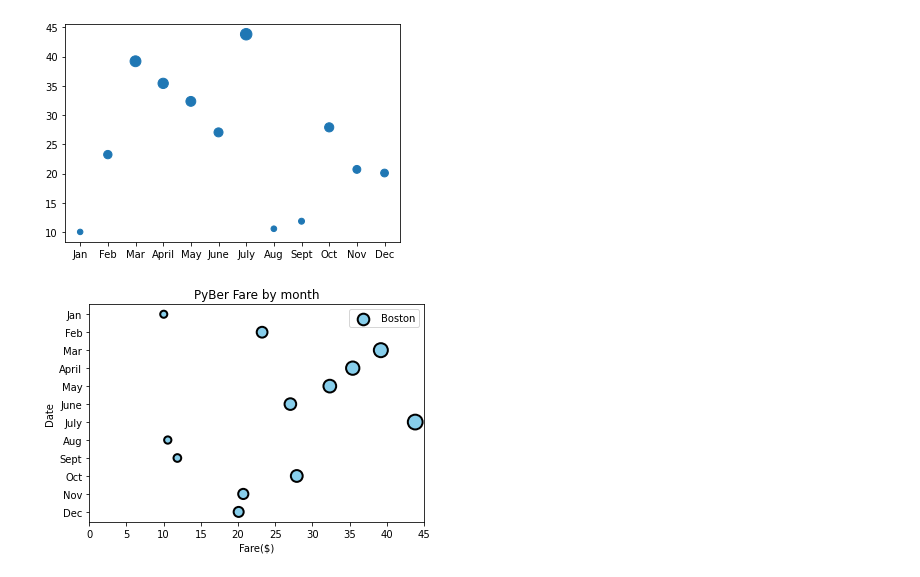
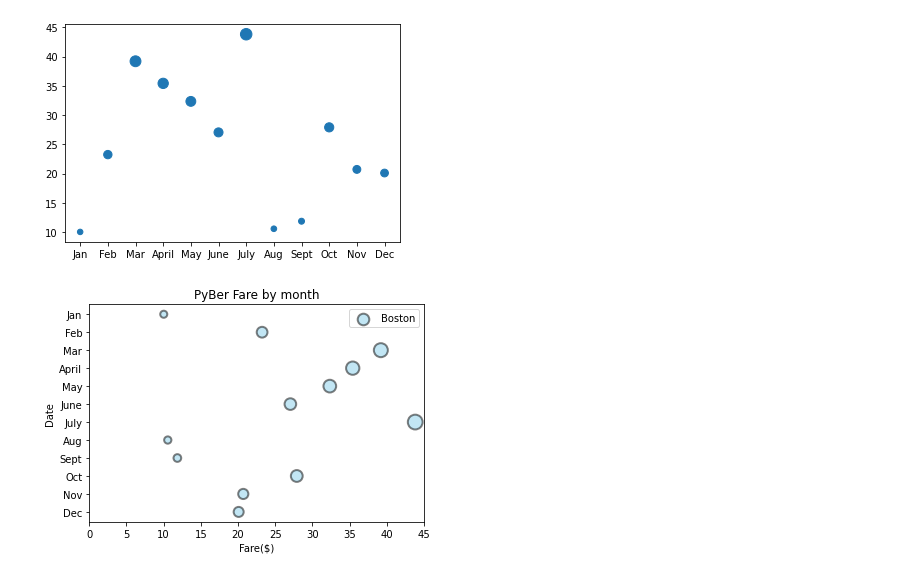
Before and after one commit to taaden/Pyber_Analysis, a Jupyter notebook: matplotlib_practice.ipynb, the cells around one changed output. Drawn from its saved outputs; the diff is of its cells as text; code cells hidden in the pictures.

```diff
--- a/matplotlib_practice.ipynb
+++ b/matplotlib_practice.ipynb
@@ -261,14 +282,14 @@ plt.scatter(x_axis, y_axis, s = [i * 3 for i in y_axis])
 <matplotlib.collections.PathCollection at 0x...>
 [figure]
 # %%
-#Module 5 Exercise
-plt.scatter(y_axis,x_axis ,color="skyblue",edgecolors="black", marker="o", s= [i * 5 for i in y_axis],linewidths= 2,label="Boston")
+#Module 5.17 Exercise
+plt.scatter(y_axis,x_axis ,color="skyblue",alpha=0.5,edgecolors="black", marker="o", s= [i * 5 for i in y_axis],linewidths= 2,label="Boston")
 plt.gca().invert_yaxis()
 plt.xlabel("Fare($)")
 plt.ylabel("Date")
 plt.xlim(0,45)
 plt.title("PyBer Fare by month")
 plt.legend()
 plt.show()
 # %% [output]
-[figure, old version]
+[figure, new version]
```
Also changed, not shown: parts of 15 cells of this notebook, 6 other files.
